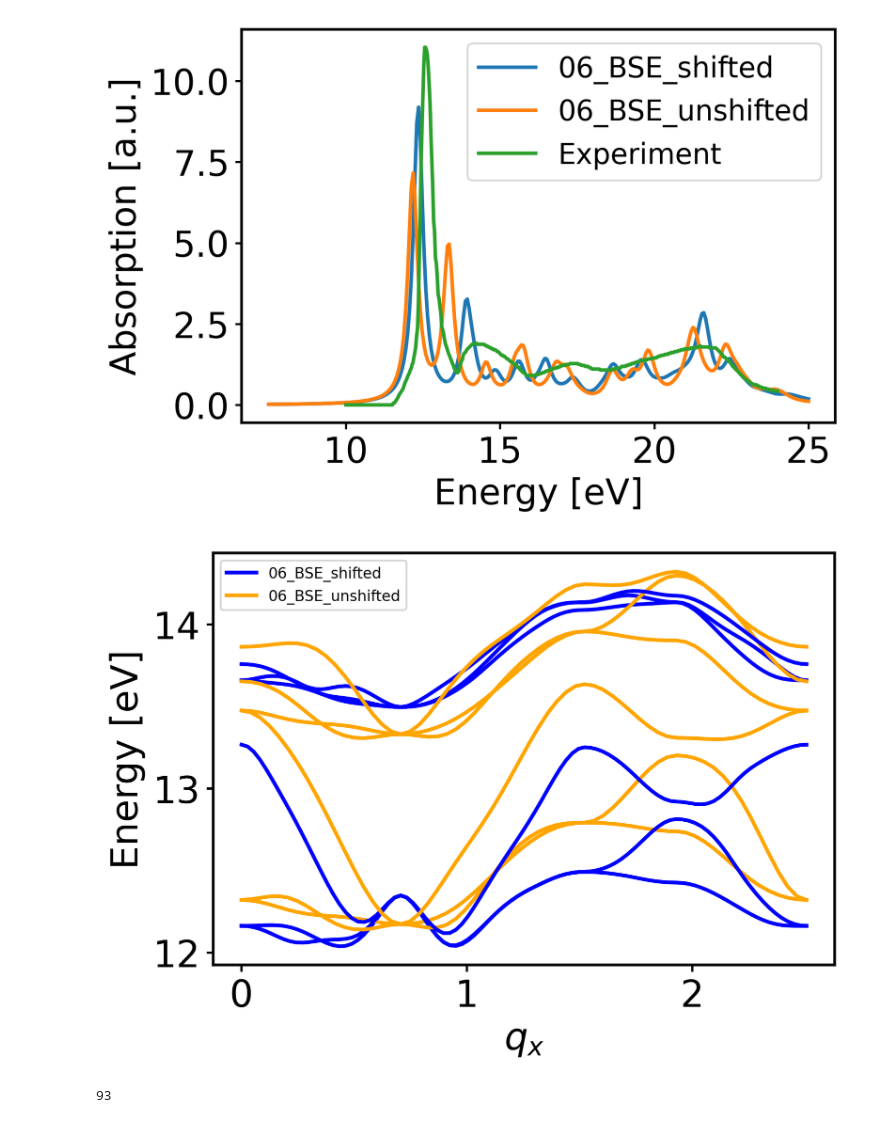
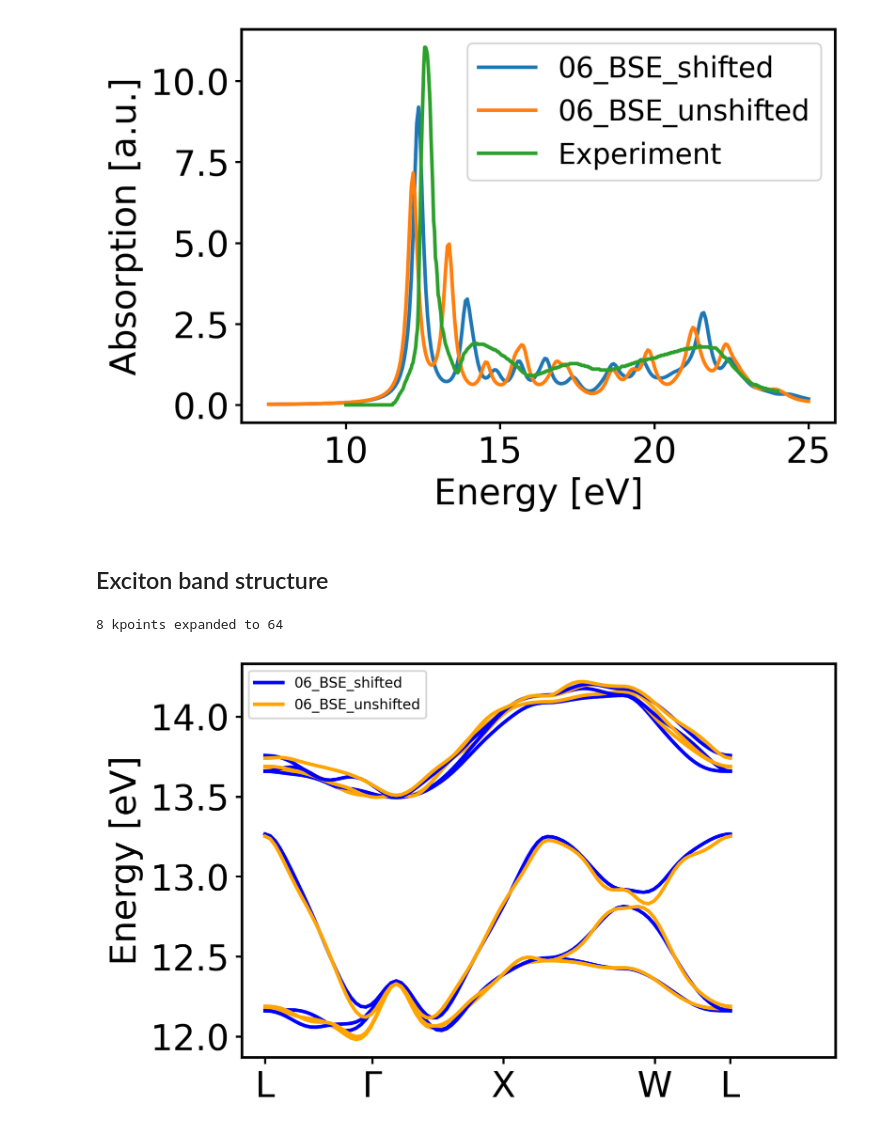
Before and after one commit to rreho/yambopy, a Jupyter notebook: wann_tests/LiF/LiF-tbmodel.ipynb, the cells around one changed output. Drawn from its saved outputs; the diff is of its cells as text; code cells hidden in the pictures.

```diff
--- a/wann_tests/LiF/LiF-tbmodel.ipynb
+++ b/wann_tests/LiF/LiF-tbmodel.ipynb
@@ -975,28 +1225,51 @@ plt.savefig(f'{YAMBO_TUT_PATH}/shifted-grid/absorption_tut.pdf', bbox_inches='ti
 # %% [output]
 [figure]
+# %% [markdown]
+## Exciton band structure
+# %%
+savedb_k = YamboSaveDB.from_db_file(f'{YAMBO_TUT_PATH}/unshifted-grid/SAVE')
+lat_k = YamboLatticeDB.from_db_file(f'{YAMBO_TUT_PATH}/unshifted-grid/SAVE/ns.db1')
+# %% [output]
+8 kpoints expanded to 64
+# %%
+# Define path in reduced coordinates using Class Path
+npoints = 30
+path_kpoints = Path([[[  0.5,  0.5,  0.5],'L'],
+              #[[  0.375,  0.375,  0.750],'K'],
+              [[  0.0,  0.0,  0.0],'$\Gamma$'],
+              #[[  0.625,  0.250,  0.625],'U'],
+              [[  0.5,  0.0,  0.5],'X'],
+              [[  0.5,  0.250,  0.750],'W'],
+              [[0.5,0.5,  0.5],'L']],[npoints,npoints,npoints,npoints] )
+              #[[  0.750,  0.250,  0.5],'W2'],
+
+kpoints_red = path_kpoints.get_klist()[:,0:3]
+kpoints_car = red_car(kpoints_red, lat_k.rlat)
+kdistance = path_kpoints.distances
+kpoints = path_kpoints.kpoints
 # %%
 data_excbands_shifted = np.loadtxt(f'{YAMBO_TUT_PATH}/shifted-grid/bse-bands/o-bse-bands.excitons_interpolated', usecols=(0,1,2,3,4,5,6))
-data_excbands_unshifted = np.loadtxt(f'{YAMBO_TUT_PATH}/unshifted-grid/bse-bands/o-bse-bands.excitons_interpolated', usecols=(0,1,2,3,4,5,6))
+data_excbands_unshifted = np.loadtxt(f'{YAMBO_TUT_PATH}/unshifted-grid/8x8x8/bse-bands/o-bse-bands.excitons_interpolated', usecols=(0,1,2,3,4,5,6))
 fig,ax =plt.subplots()
 ax.plot(data_excbands_shifted[:,0], data_excbands_shifted[:,1], label='06_BSE_shifted', c='blue')
 ax.plot(data_excbands_unshifted[:,0], data_excbands_unshifted[:,1], label='06_BSE_unshifted',c='orange')
 ax.plot(data_excbands_shifted[:,0], data_excbands_shifted[:,2], c ='blue')
 ax.plot(data_excbands_unshifted[:,0], data_excbands_unshifted[:,2], c='orange')
 ax.plot(data_excbands_shifted[:,0], data_excbands_shifted[:,3], c ='blue')
 ax.plot(data_excbands_unshifted[:,0], data_excbands_unshifted[:,3], c='orange')
 ax.plot(data_excbands_shifted[:,0], data_excbands_shifted[:,4], c ='blue')
 ax.plot(data_excbands_unshifted[:,0], data_excbands_unshifted[:,4], c='orange')
 ax.plot(data_excbands_shifted[:,0], data_excbands_shifted[:,5], c ='blue')
 ax.plot(data_excbands_unshifted[:,0], data_excbands_unshifted[:,5], c='orange')
 ax.plot(data_excbands_shifted[:,0], data_excbands_shifted[:,6], c ='blue')
 ax.plot(data_excbands_unshifted[:,0], data_excbands_unshifted[:,6], c='orange')
+ticks, labels =list(zip(*path_kpoints.get_indexes()))
+kpoints_dists= np.array(kpoints_dists)
+ax.set_xticks(kpoints_dists[np.array(ticks)], labels)
+ax.set_xticks(kpoints_dists[np.array(ticks)]/np.max(kpoints_dists[np.array(ticks)])*np.max(data_excbands_unshifted[:,0]), labels)
 ax.set_ylabel('Energy [eV]')
-ax.set_xlabel('$q_x$')
+#ax.set_xlabel('$q_x$')
 ax.legend(loc='upper left', fontsize=8)
-plt.savefig(f'{YAMBO_TUT_PATH}/excbands.pdf', bbox_inches='tight')
+plt.savefig(f'{YAMBO_TUT_PATH}/excbands_shifvsunshift.png', bbox_inches='tight')
 # %% [output]
-[figure, old version]
+[figure, new version]
-# %%
-len(data_excbands_shifted[:,0])
-# %% [output]
-93
```
Also changed, not shown: parts of 101 cells of this notebook.
